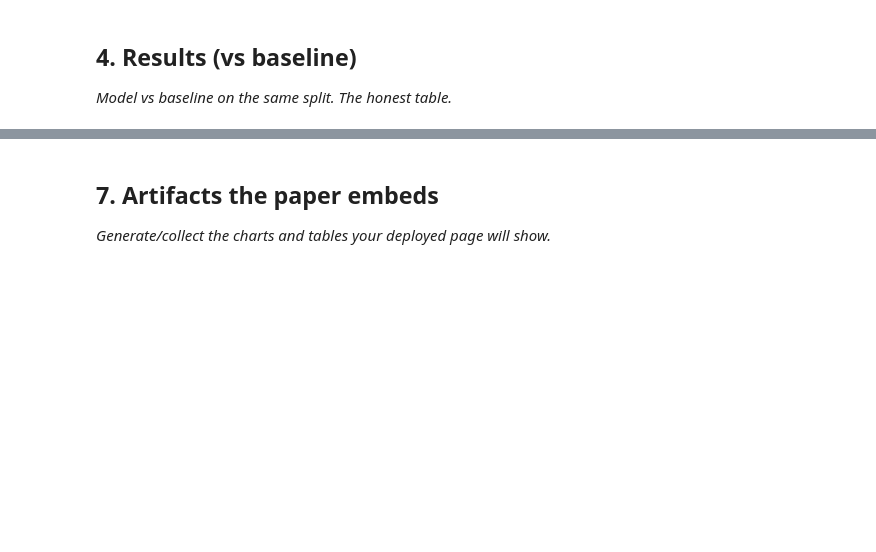
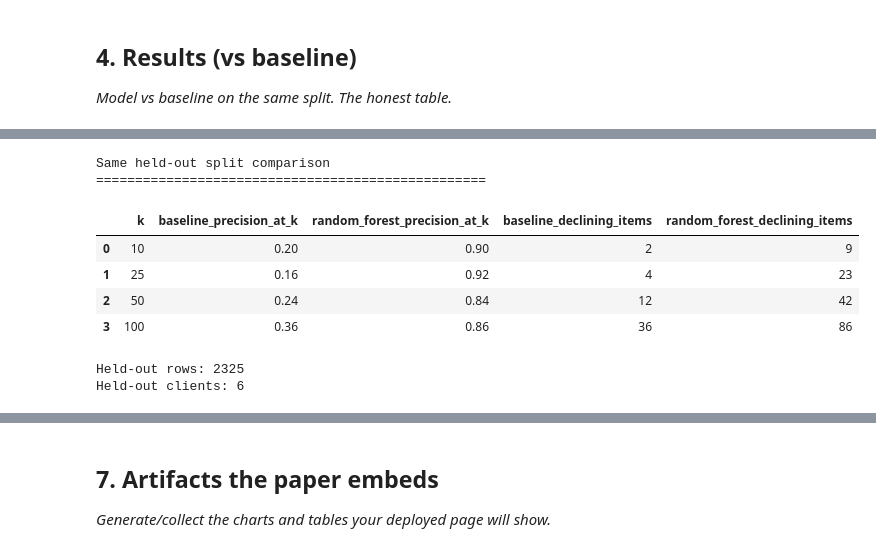
Before and after one commit to Ishwarsolanki-004/ML-internship-with-flyrank-ai, a Jupyter notebook: work/notebooks/capstone.ipynb, the cells around one changed output, grey strips where cells are left out. Saved outputs shown, nothing was run; the diff lists cells and outputs as text; code cells hidden in the pictures; blank space fills up the shorter version.

```diff
--- a/work/notebooks/capstone.ipynb
+++ b/work/notebooks/capstone.ipynb
@@ -32,0 +338,71 @@ This skeleton is yours to fill. Work the sections **in order** — each one has
+# %%
+# Honest same-split comparison: baseline vs Random Forest
+
+baseline_heldout = baseline[
+    baseline["client_id"].isin(heldout["client_id"].unique())
+].copy()
+
+# Sort baseline by its ranking score
+baseline_heldout = baseline_heldout.sort_values(
+    "baseline_refresh_score",
+    ascending=False
+).reset_index(drop=True)
+
+# Sort Random Forest by predicted probability
+rf_heldout = heldout.sort_values(
+    "prob_random_forest",
+    ascending=False
+).reset_index(drop=True)
+
+def precision_at_k(df, label_col, k):
+    top_k = df.head(k)
+    return top_k[label_col].mean()
+
+k_values = [10, 25, 50, 100]
+
+results = []
+
+for k in k_values:
+    baseline_p = precision_at_k(
+        baseline_heldout,
+        "is_declining_label",
+        k
+    )
+
+    rf_p = precision_at_k(
+        rf_heldout,
+        "is_declining_label",
+        k
+    )
+
+    results.append({
+        "k": k,
+        "baseline_precision_at_k": baseline_p,
+        "random_forest_precision_at_k": rf_p,
+        "baseline_declining_items": int(
+            baseline_heldout.head(k)["is_declining_label"].sum()
+        ),
+        "random_forest_declining_items": int(
+            rf_heldout.head(k)["is_declining_label"].sum()
+        )
+    })
+
+results_df = pd.DataFrame(results)
+
+print("Same held-out split comparison")
+print("=" * 50)
+
+display(results_df)
+
+print("\nHeld-out rows:", len(rf_heldout))
+print("Held-out clients:", rf_heldout["client_id"].nunique())
+# %% [output]
+Same held-out split comparison
+==================================================
+|  | k | baseline_precision_at_k | random_forest_precision_at_k | baseline_declining_items | random_forest_declining_items |
+| 0 | 10 | 0.20 | 0.90 | 2 | 9 |
+| 1 | 25 | 0.16 | 0.92 | 4 | 23 |
+| 2 | 50 | 0.24 | 0.84 | 12 | 42 |
+| 3 | 100 | 0.36 | 0.86 | 36 | 86 |
+Held-out rows: 2325
+Held-out clients: 6
```
Also changed, not shown: parts of 21 cells of this notebook, 18 other files.
